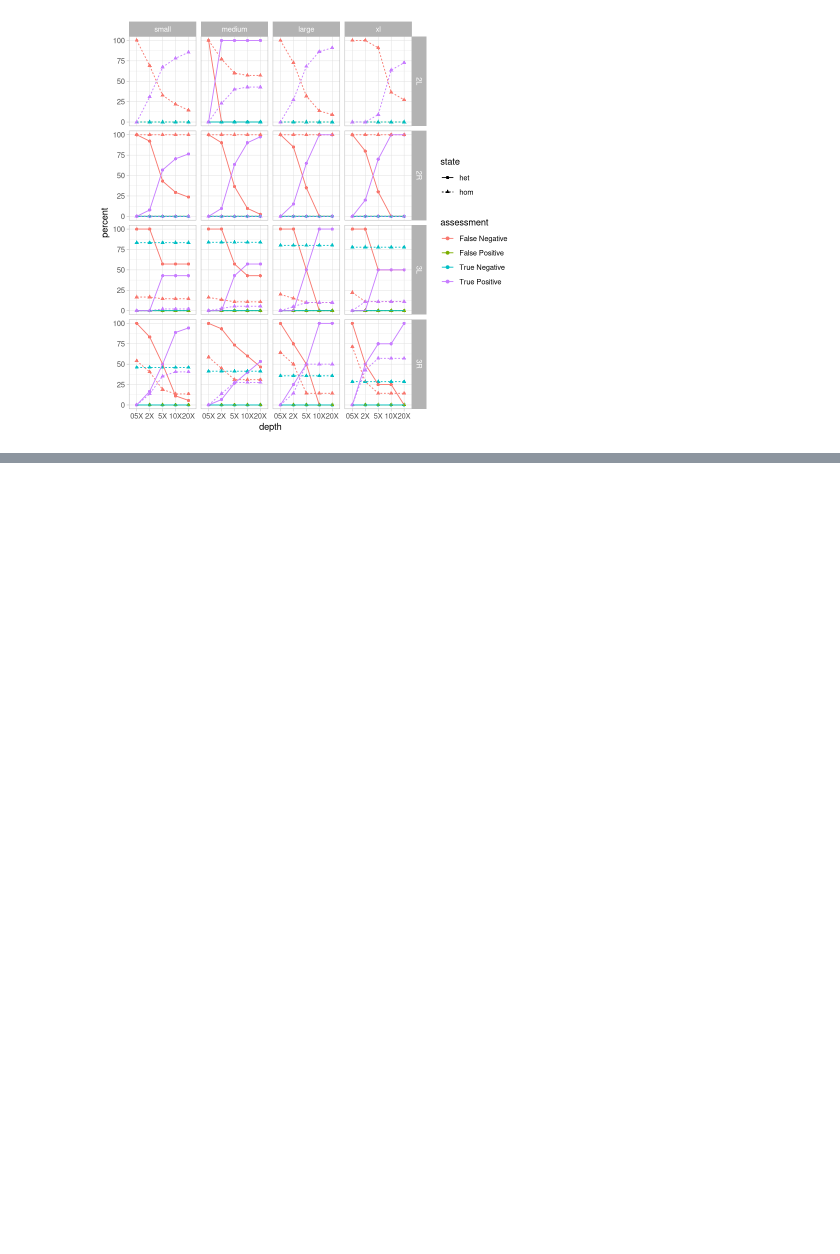
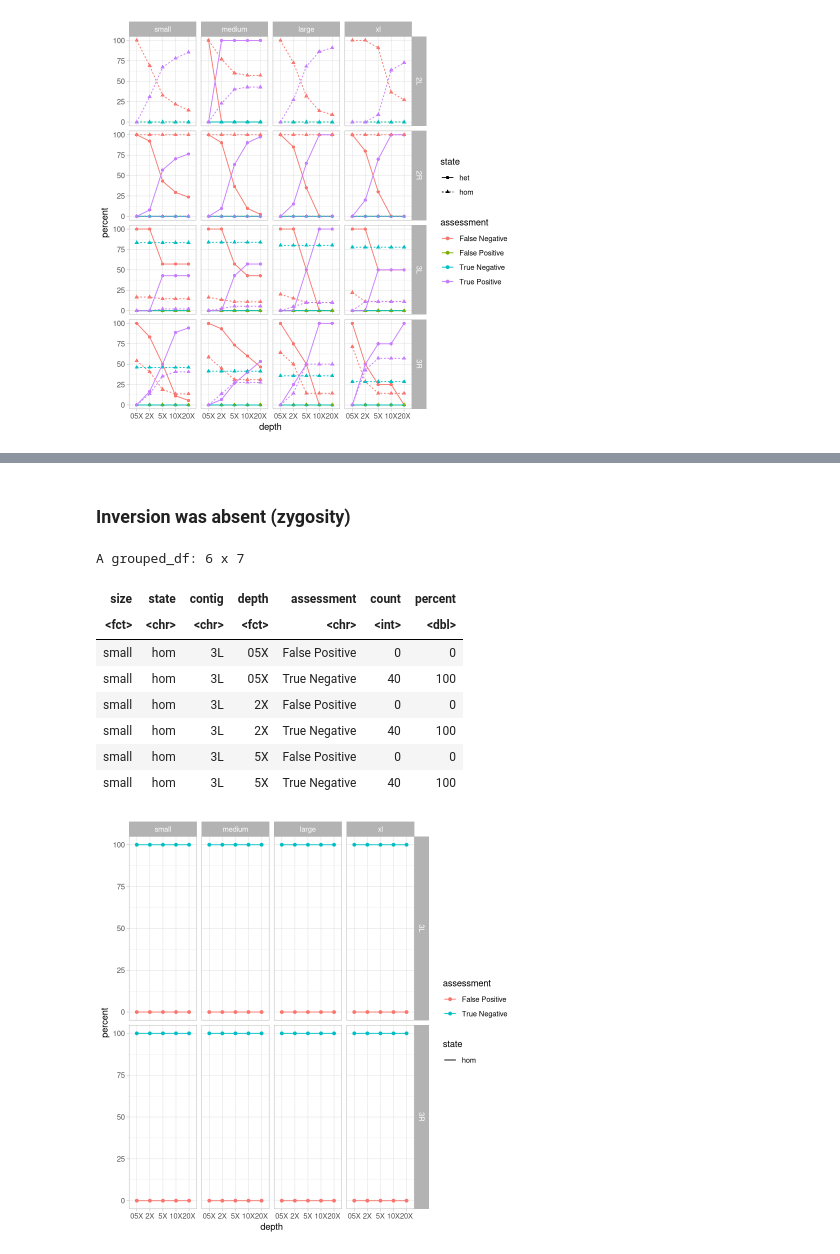
Before and after one commit to pdimens/haplotagging_simulations, a Jupyter notebook: assess_called_inversions.ipynb, the cells around one changed output, grey strips where cells are left out. Drawn from its saved outputs; the diff is of its cells as text; code cells hidden in the pictures; blank space fills up the shorter version.

```diff
--- a/assess_called_inversions.ipynb
+++ b/assess_called_inversions.ipynb
@@ -338,0 +419,27 @@ ggplot(assessment_by_contig_state, aes(x = depth, y = percent, color = assessmen
+# %% [markdown]
+### Inversion was absent (zygosity)
+# %%
+assessment_negative_contig_state <- filter(assessment, !present, assessment %in% c("True Negative", "False Positive")) %>% group_by(size, state, contig, depth, assessment) %>%
+    summarize_at("count", ~ sum(.x)) %>%
+    group_by(size, state, contig, depth, assessment) %>%
+    mutate(percent = count/sum(count) * 100)
+
+assessment_negative_contig_state$percent[is.na(assessment_negative_contig_state$percent)] <- 0
+head(assessment_negative_contig_state)
+
+ggplot(assessment_negative_contig_state, aes(x = depth, y = percent, color = assessment, group = paste(assessment, state))) +
+    geom_point() +
+    geom_line(aes(linetype = state)) +
+    theme_light() +
+    facet_grid(rows = vars(contig), cols = vars(size))
+# %% [output]
+A grouped_df: 6 x 7
+| size | state | contig | depth | assessment | count | percent |
+| <fct> | <chr> | <chr> | <fct> | <chr> | <int> | <dbl> |
+| small | hom | 3L | 05X | False Positive | 0 | 0 |
+| small | hom | 3L | 05X | True Negative | 40 | 100 |
+| small | hom | 3L | 2X | False Positive | 0 | 0 |
+| small | hom | 3L | 2X | True Negative | 40 | 100 |
+| small | hom | 3L | 5X | False Positive | 0 | 0 |
+| small | hom | 3L | 5X | True Negative | 40 | 100 |
+[figure, added]
```
Also changed, not shown: parts of 6 cells of this notebook.
